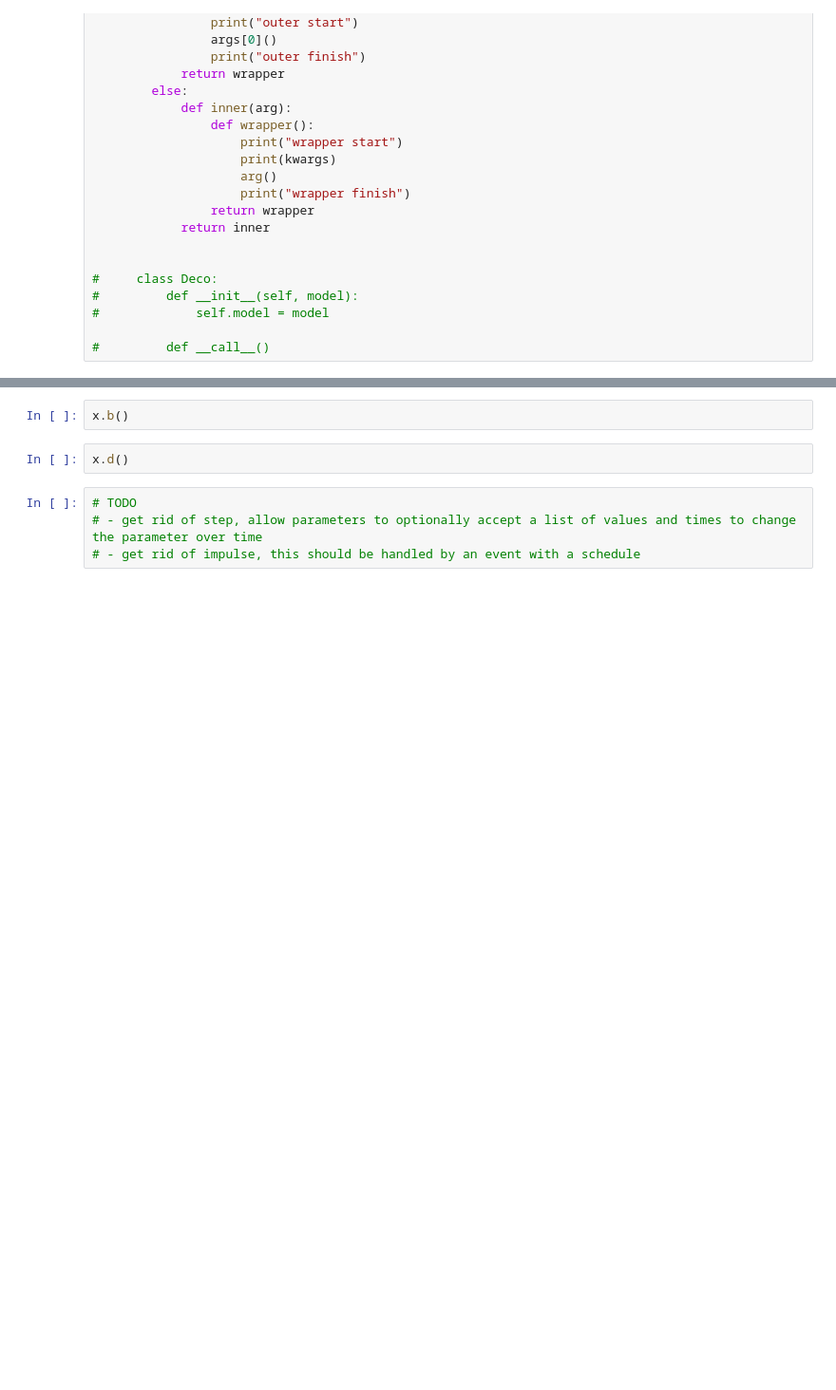
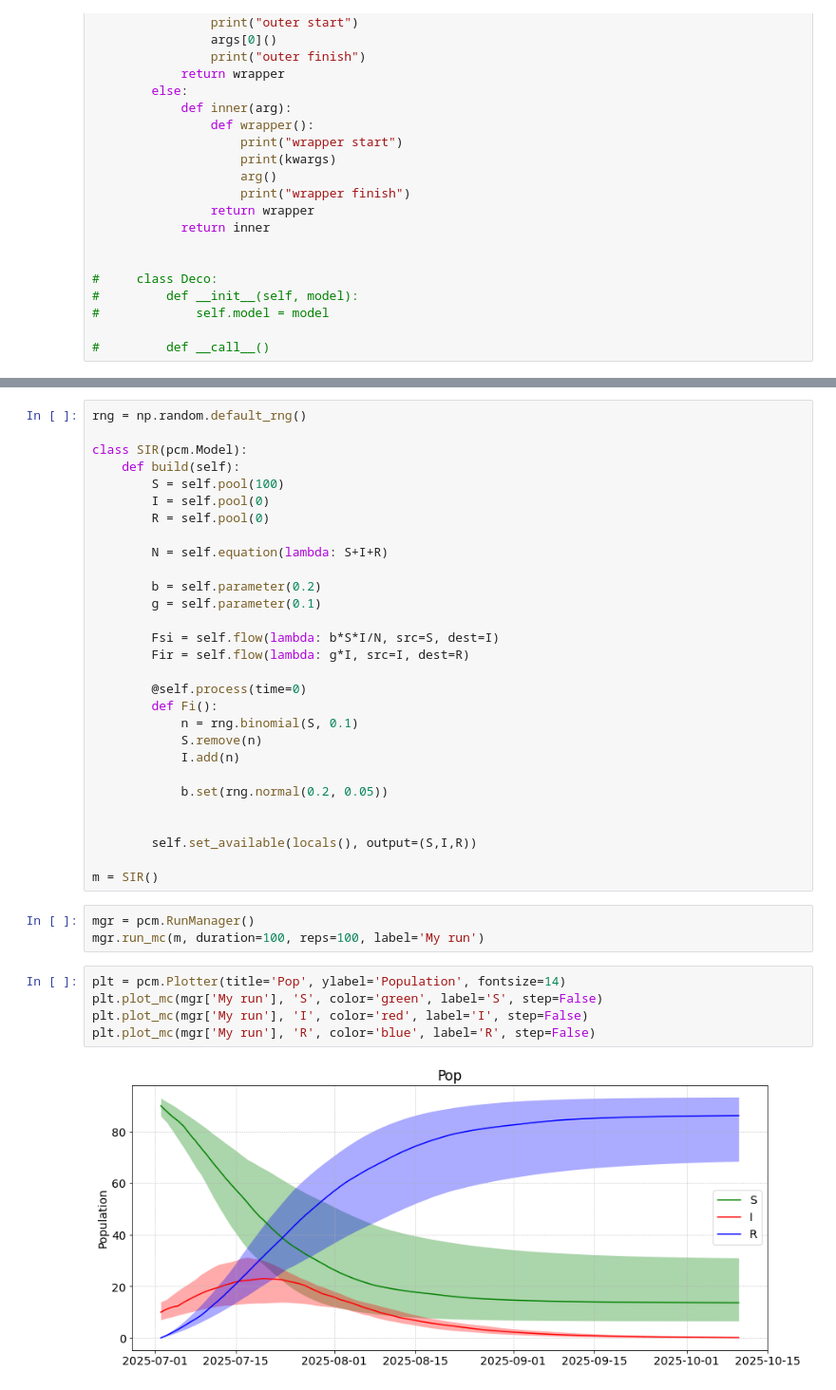
Before and after one commit to DND-DRDC-RDDC/OS_PyCoMod, a Jupyter notebook: test.ipynb, the cells around one changed output, grey strips where cells are left out. Shown at 95% size. Cells and saved outputs as stored; diff of their text form; blank space fills up the shorter version.

Commit message:
Added the process element for DES functionality

```diff
--- a/test.ipynb
+++ b/test.ipynb
@@ -178,8 +246,39 @@ x.f()
-# %%
-x.b()
-# %%
-x.d()
-# %%
-# TODO
-# - get rid of step, allow parameters to optionally accept a list of values and times to change the parameter over time
-# - get rid of impulse, this should be handled by an event with a schedule
+# %%
+rng = np.random.default_rng()
+
+class SIR(pcm.Model):
+    def build(self):
+        S = self.pool(100)
+        I = self.pool(0)
+        R = self.pool(0)
+
+        N = self.equation(lambda: S+I+R)
+
+        b = self.parameter(0.2)
+        g = self.parameter(0.1)
+
+        Fsi = self.flow(lambda: b*S*I/N, src=S, dest=I)
+        Fir = self.flow(lambda: g*I, src=I, dest=R)
+
+        @self.process(time=0)
+        def Fi():
+            n = rng.binomial(S, 0.1)
+            S.remove(n)
+            I.add(n)
+
+            b.set(rng.normal(0.2, 0.05))
+
+
+        self.set_available(locals(), output=(S,I,R))
+
+m = SIR()
+# %%
+mgr = pcm.RunManager()
+mgr.run_mc(m, duration=100, reps=100, label='My run')
+# %%
+plt = pcm.Plotter(title='Pop', ylabel='Population', fontsize=14)
+plt.plot_mc(mgr['My run'], 'S', color='green', label='S', step=False)
+plt.plot_mc(mgr['My run'], 'I', color='red', label='I', step=False)
+plt.plot_mc(mgr['My run'], 'R', color='blue', label='R', step=False)
+# %% [output]
+[figure, added]
```
Also changed, not shown: parts of 17 cells of this notebook, 4 other files.
